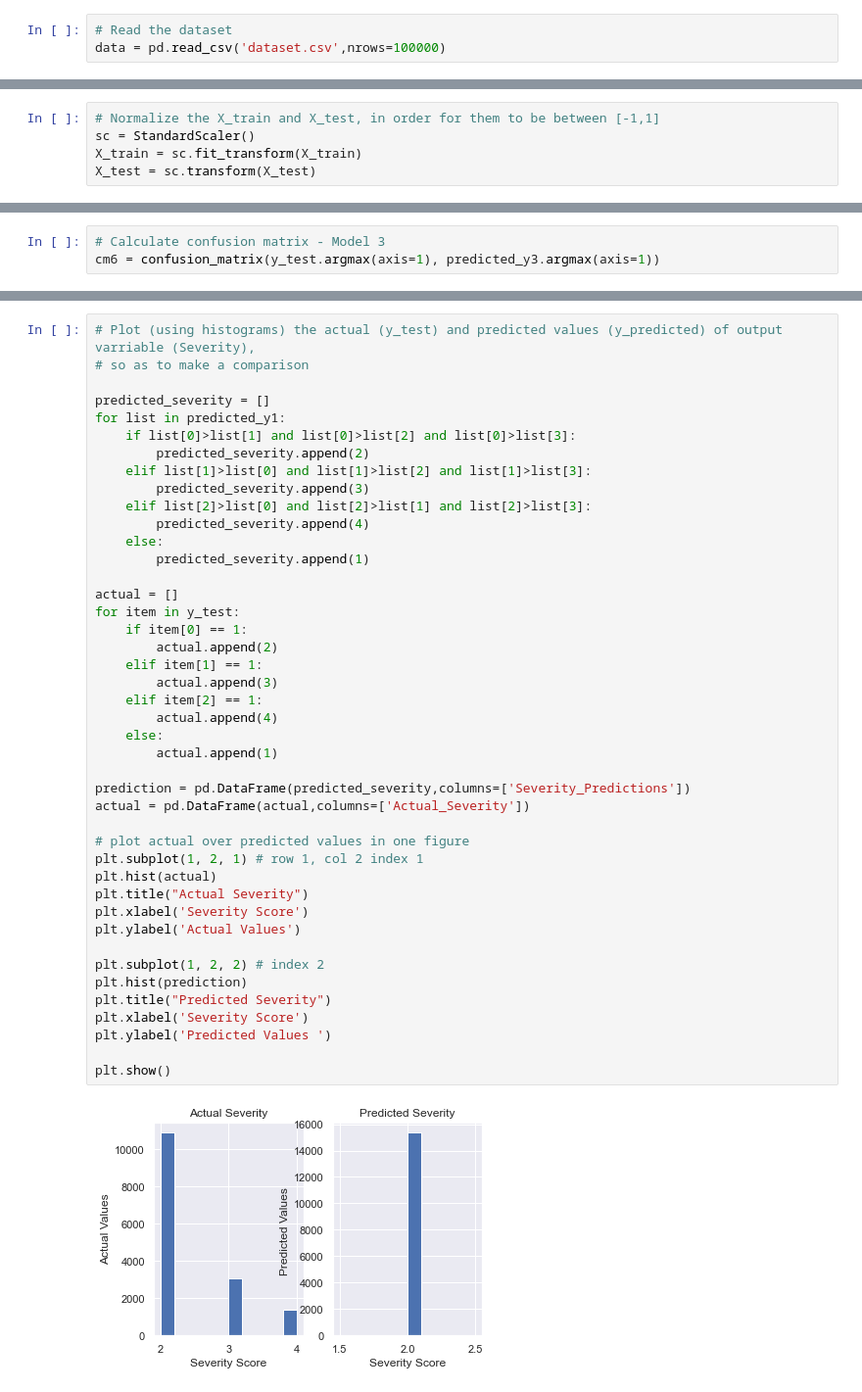
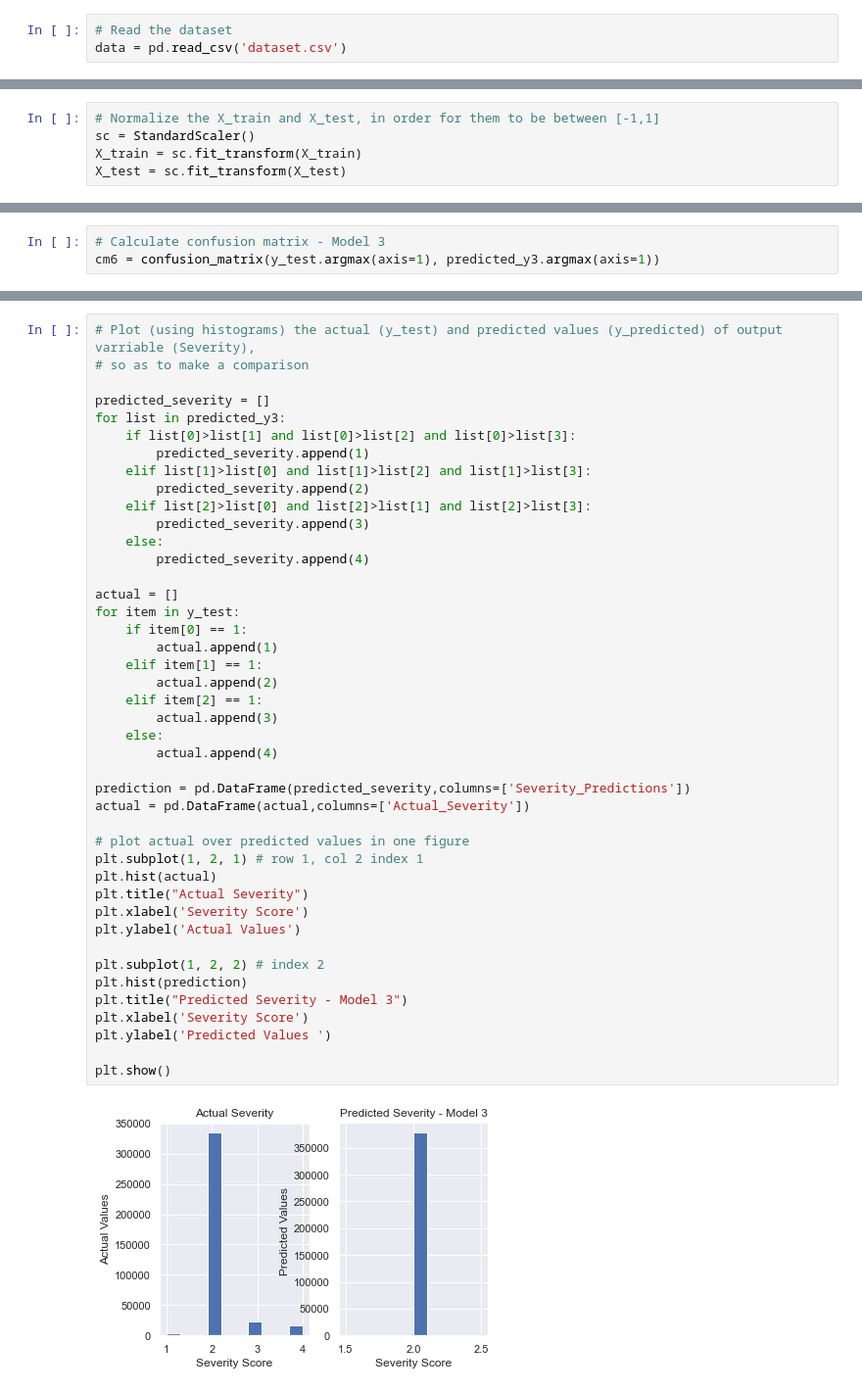
Before and after one commit to stratoskar/DataAnalytics, a Jupyter notebook: Data Analytics/US_accidents_Full_Analysis.ipynb, the cells around one changed output, grey strips where cells are left out. Shown at 98% size. Saved outputs shown, nothing was run; the diff lists cells and outputs as text.

```diff
--- a/Data Analytics/US_accidents_Full_Analysis.ipynb
+++ b/Data Analytics/US_accidents_Full_Analysis.ipynb
@@ -21,7 +21,7 @@ from sklearn.cluster import KMeans
 from sklearn.metrics import f1_score
 # %%
 # Read the dataset
-data = pd.read_csv('dataset.csv',nrows=100000)
+data = pd.read_csv('dataset.csv')
 # %% [markdown]
 PHASE 1 - PREPROCESSING
 # %%
@@ -473,7 +473,7 @@ X_train, X_test, y_train, y_test = train_test_split(X, y, test_size = 0.2, rando
 # Normalize the X_train and X_test, in order for them to be between [-1,1]
 sc = StandardScaler()
 X_train = sc.fit_transform(X_train)
-X_test = sc.transform(X_test)
+X_test = sc.fit_transform(X_test)
 # %%
 # Print X_train set
 X_train
@@ -869,43 +869,43 @@ PHASE 5 - CONCLUSIONS (DATA STORY) BASED IN MODEL ?
 # so as to make a comparison
 
 predicted_severity = []
-for list in predicted_y1:
+for list in predicted_y3:
     if list[0]>list[1] and list[0]>list[2] and list[0]>list[3]:
+        predicted_severity.append(1)
+    elif list[1]>list[0] and list[1]>list[2] and list[1]>list[3]:
         predicted_severity.append(2)
-    elif list[1]>list[0] and list[1]>list[2] and list[1]>list[3]:
+    elif list[2]>list[0] and list[2]>list[1] and list[2]>list[3]:
         predicted_severity.append(3)
-    elif list[2]>list[0] and list[2]>list[1] and list[2]>list[3]:
+    else:
         predicted_severity.append(4)
-    else:
-        predicted_severity.append(1)
 
 actual = []
 for item in y_test:
     if item[0] == 1:
+        actual.append(1)
+    elif item[1] == 1:
         actual.append(2)
-    elif item[1] == 1:
+    elif item[2] == 1:
         actual.append(3)
-    elif item[2] == 1:
+    else:
         actual.append(4)
-    else:
-        actual.append(1)
 
 prediction = pd.DataFrame(predicted_severity,columns=['Severity_Predictions'])
 actual = pd.DataFrame(actual,columns=['Actual_Severity'])
 
 # plot actual over predicted values in one figure
 plt.subplot(1, 2, 1) # row 1, col 2 index 1
 plt.hist(actual)
 plt.title("Actual Severity")
 plt.xlabel('Severity Score')
 plt.ylabel('Actual Values')
 
 plt.subplot(1, 2, 2) # index 2
 plt.hist(prediction)
-plt.title("Predicted Severity")
+plt.title("Predicted Severity - Model 3")
 plt.xlabel('Severity Score')
 plt.ylabel('Predicted Values ')
 
 plt.show()
 # %% [output]
-[figure, old version]
+[figure, new version]
```
Also changed, not shown: parts of 46 cells of this notebook.
